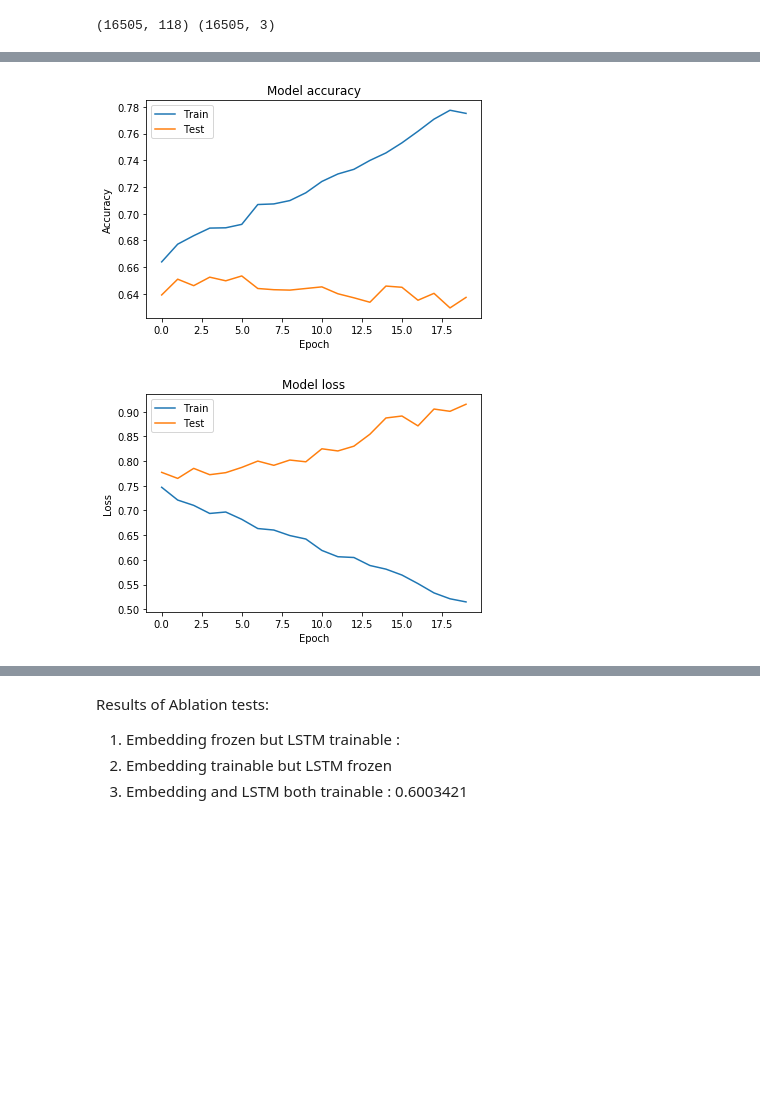
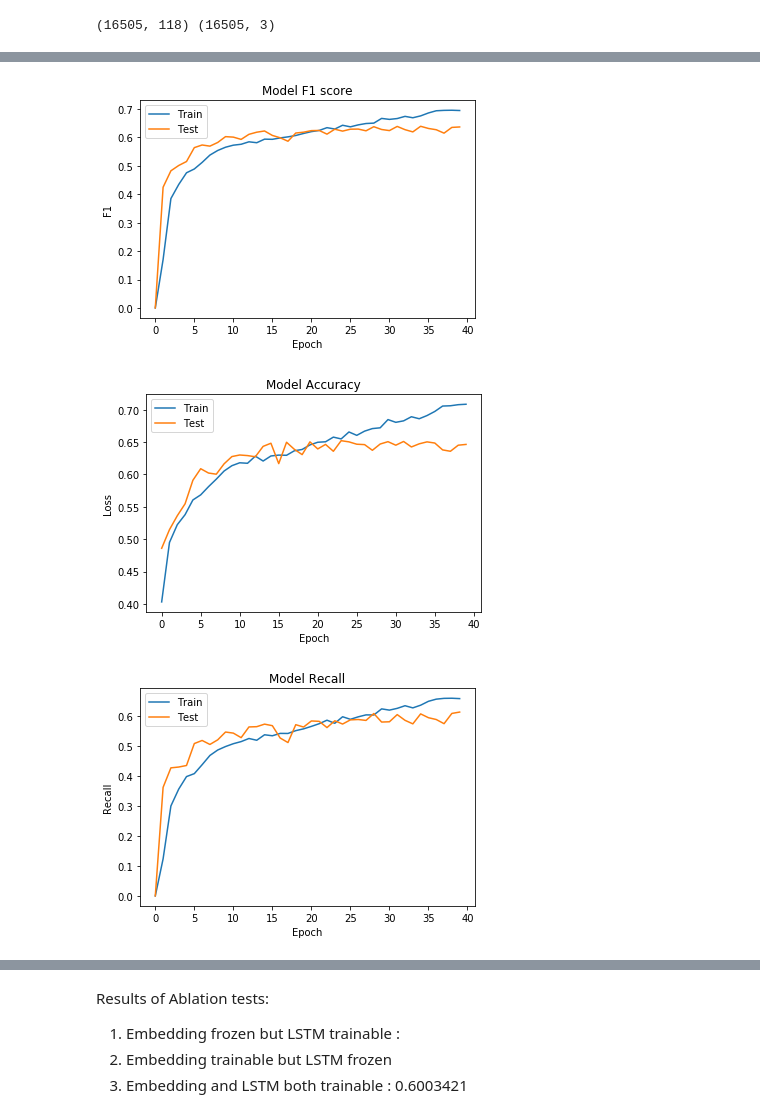
Before and after one commit to ksb25395/CAP6779, a Jupyter notebook: Distant_supervised_pretraining.ipynb, the cells around one changed output, grey strips where cells are left out. Drawn from its saved outputs; the diff is of its cells as text; code cells hidden in the pictures; blank space fills up the shorter version.

```diff
--- a/Distant_supervised_pretraining.ipynb
+++ b/Distant_supervised_pretraining.ipynb
@@ -326,12 +376,3 @@ dropout2 = Dropout(rate=0.25)(dense2)
 dense3 = Dense(16, activation="relu")(dropout2)
 output = Dense(y_train.shape[1], activation='softmax')(dense3)
 model = Model(inputs, output)
-# %%
-from keras.optimizers import Adam
-adam = Adam(lr=1e-3)
-
-model.compile(loss='categorical_crossentropy',
-              optimizer=adam,
-              metrics=['acc'])
-from keras.callbacks import EarlyStopping
-es = EarlyStopping(monitor='val_loss', mode='min', verbose=1, patience=3)
@@ -338,5 +445,5 @@ es = EarlyStopping(monitor='val_loss', mode='min', verbose=1, patience=3)
 # %%
-model.fit(X_train, y_train, batch_size=1000, epochs=5, verbose=1, shuffle=True, validation_split=0.1, callbacks=[es])
+model.fit(X_train, y_train, batch_size=1000, epochs=5, verbose=1, shuffle=True, validation_split=0.1)
 # %% [output]
 Train on 225000 samples, validate on 25000 samples
 Epoch 1/5
@@ -508,25 +647,35 @@ KeyboardInterrupt: ignored
 # %%
 import matplotlib.pyplot as plt
 
-plt.plot(history.history['acc'])
-plt.plot(history.history['val_acc'])
-plt.title('Model accuracy')
-plt.ylabel('Accuracy')
+plt.plot(history.history['f1_m'])
+plt.plot(history.history['val_f1_m'])
+plt.title('Model F1 score')
+plt.ylabel('F1')
 plt.xlabel('Epoch')
 plt.legend(['Train', 'Test'], loc='upper left')
 plt.show()
 
 # Plot training & validation loss values
-plt.plot(history.history['loss'])
-plt.plot(history.history['val_loss'])
-plt.title('Model loss')
+plt.plot(history.history['acc'])
+plt.plot(history.history['val_acc'])
+plt.title('Model Accuracy')
 plt.ylabel('Loss')
 plt.xlabel('Epoch')
 plt.legend(['Train', 'Test'], loc='upper left')
 plt.show()
+
+# Plot training & validation loss values
+plt.plot(history.history['recall_m'])
+plt.plot(history.history['val_recall_m'])
+plt.title('Model Recall')
+plt.ylabel('Recall')
+plt.xlabel('Epoch')
+plt.legend(['Train', 'Test'], loc='upper left')
+plt.show()
 # %% [output]
-[figure, old version]
+[figure, new version]
-[figure, old version]
+[figure, new version]
+[figure, added]
 # %%
 new_model.evaluate(X_semeval_test, y_semeval_test)
 # %% [output]
```
Also changed, not shown: parts of 23 cells of this notebook.
